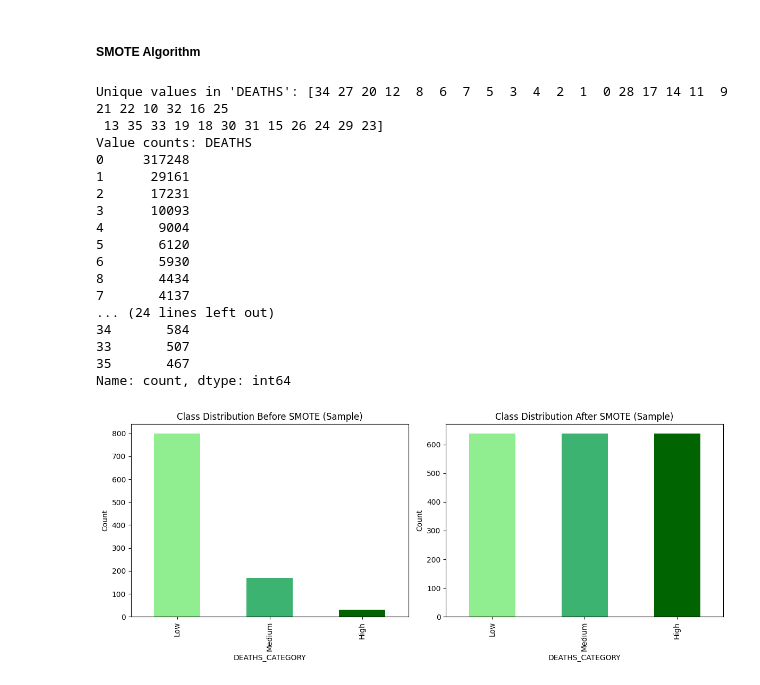
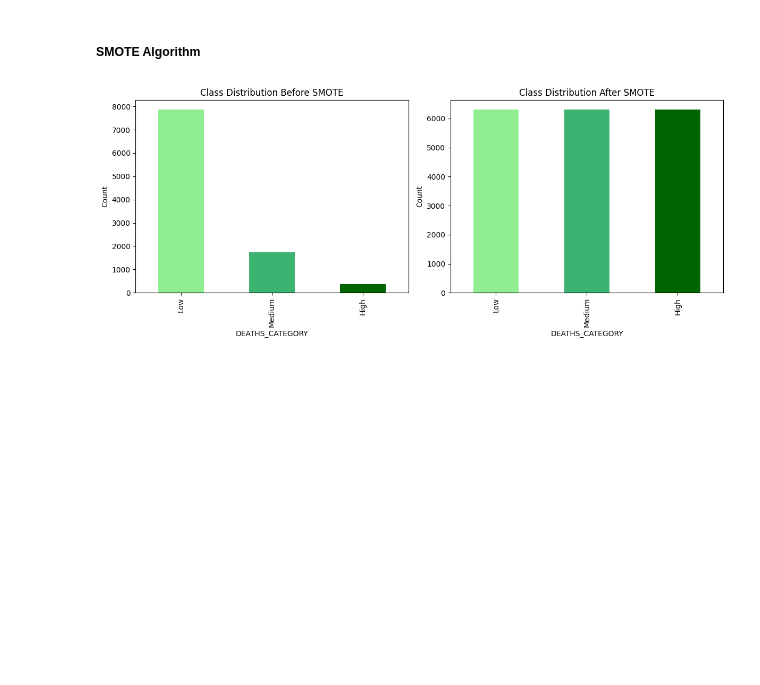
Before and after one commit to Albiona00/Leading-cause-of-DALY-Death, a Jupyter notebook: data-preprocessing/main.ipynb, the cells around one changed output. Drawn from its saved outputs; the diff is of its cells as text; code cells hidden in the pictures; blank space fills up the shorter version.

Commit message:
Modified SMOTE Algorithm

```diff
--- a/data-preprocessing/main.ipynb
+++ b/data-preprocessing/main.ipynb
@@ -596,9 +596,6 @@ from imblearn.over_sampling import SMOTE
 from matplotlib import pyplot as plt
 
 df = pd.read_csv("D:\\WHODataUpdated.csv")
-
-print("Unique values in 'DEATHS':", df['DEATHS'].unique())
-print("Value counts:", df['DEATHS'].value_counts())
 
 if df['DEATHS'].nunique() > 1:
     max_val = df['DEATHS'].max()
@@ -612,57 +609,40 @@ else:
 visualization_columns = ['DALY', 'DEATHS_100K', 'DEATHS_CATEGORY']
 df = df[visualization_columns]
 
-sample_size = 1000
+sample_size = 10000
 df_sample = df.sample(sample_size, random_state=42)
 
 plt.figure(figsize=(12, 5))
 plt.subplot(1, 2, 1)
 df_sample['DEATHS_CATEGORY'].value_counts().plot(kind='bar', color=['lightgreen', 'mediumseagreen', 'darkgreen'])
-plt.title('Class Distribution Before SMOTE (Sample)')
+plt.title('Class Distribution Before SMOTE')
 plt.xlabel('DEATHS_CATEGORY')
 plt.ylabel('Count')
 
 X_sample = df_sample.drop(['DEATHS_CATEGORY'], axis=1)
 y_sample = df_sample['DEATHS_CATEGORY']
 
 imputer = SimpleImputer(strategy='mean')
 X_sample_imputed = pd.DataFrame(imputer.fit_transform(X_sample), columns=X_sample.columns)
 
 n_neighbors = min(5, len(y_sample.unique()) - 1)
 
 X_train_sample, X_test_sample, y_train_sample, y_test_sample = train_test_split(
     X_sample_imputed, y_sample, test_size=0.2, random_state=42
 )
 
 smote = SMOTE(random_state=42, k_neighbors=n_neighbors)
 X_train_resampled_sample, y_train_resampled_sample = smote.fit_resample(
     X_train_sample, y_train_sample
 )
 
 plt.subplot(1, 2, 2)
 pd.Series(y_train_resampled_sample).value_counts().plot(kind='bar', color=['lightgreen', 'mediumseagreen', 'darkgreen'])
-plt.title('Class Distribution After SMOTE (Sample)')
+plt.title('Class Distribution After SMOTE')
 plt.xlabel('DEATHS_CATEGORY')
 plt.ylabel('Count')
 
 plt.tight_layout()
 plt.show()
 # %% [output]
-Unique values in 'DEATHS': [34 27 20 12  8  6  7  5  3  4  2  1  0 28 17 14 11  9 21 22 10 32 16 25
- 13 35 33 19 18 30 31 15 26 24 29 23]
-Value counts: DEATHS
-0     317248
-1      29161
-2      17231
-3      10093
-4       9004
-5       6120
-6       5930
-8       4434
-7       4137
-... (24 lines left out)
-34       584
-33       507
-35       467
-Name: count, dtype: int64
-[figure, old version]
+[figure, new version]
```
